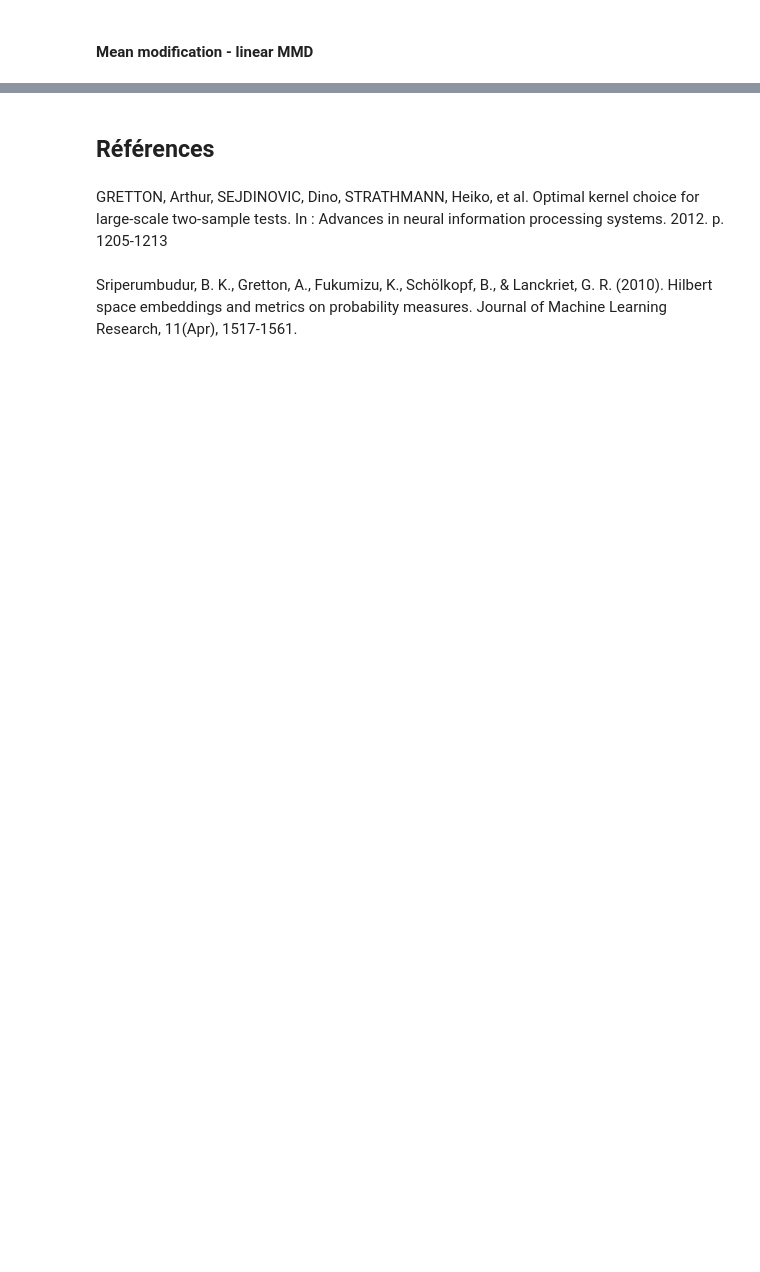
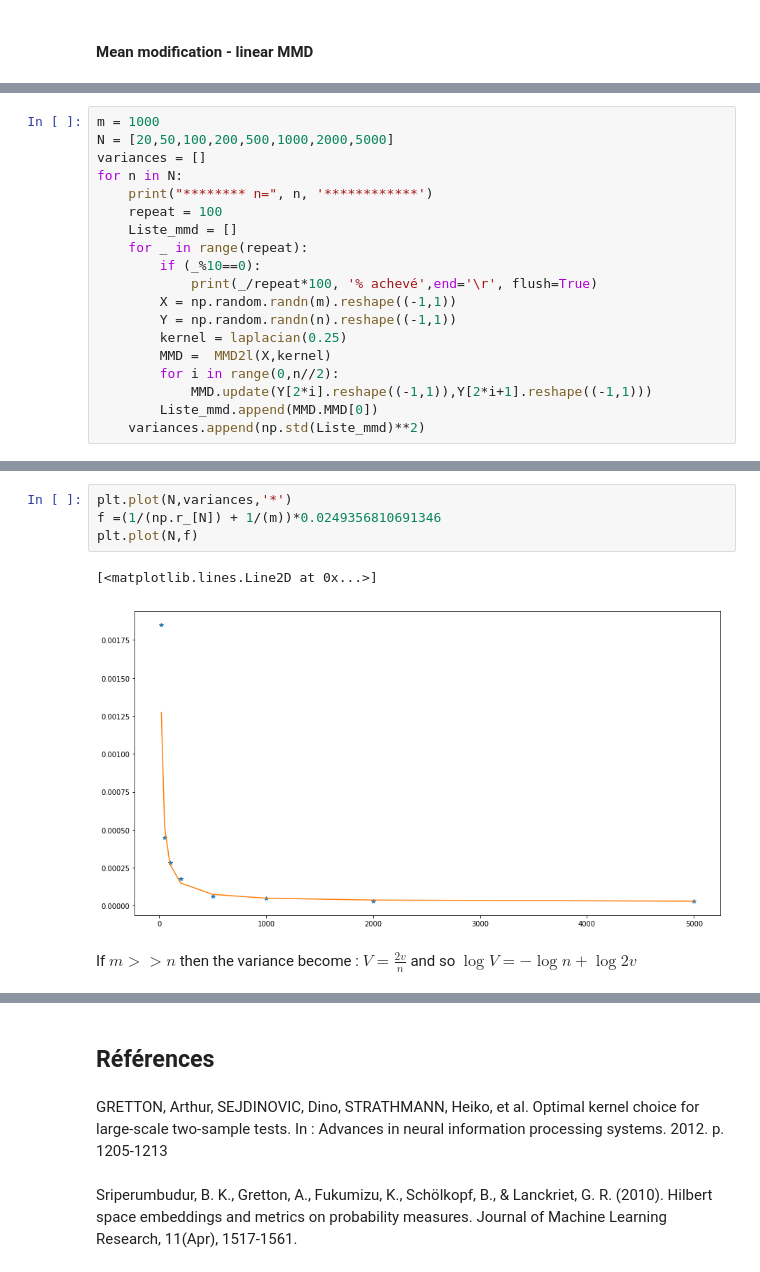
Before and after one commit to kronerte/Memoire, a Jupyter notebook: MMD for two sample test.ipynb, the cells around one changed output, grey strips where cells are left out. Drawn from its saved outputs; the diff is of its cells as text; blank space fills up the shorter version.

```diff
--- a/MMD for two sample test.ipynb
+++ b/MMD for two sample test.ipynb
@@ -493,0 +800,19 @@ $$
+# %%
+m = 1000
+N = [20,50,100,200,500,1000,2000,5000]
+variances = []
+for n in N:
+    print("******** n=", n, '************')
+    repeat = 100
+    Liste_mmd = []
+    for _ in range(repeat):
+        if (_%10==0):
+            print(_/repeat*100, '% achevé',end='\r', flush=True)
+        X = np.random.randn(m).reshape((-1,1))
+        Y = np.random.randn(n).reshape((-1,1))
+        kernel = laplacian(0.25)
+        MMD =  MMD2l(X,kernel)
+        for i in range(0,n//2):
+            MMD.update(Y[2*i].reshape((-1,1)),Y[2*i+1].reshape((-1,1)))
+        Liste_mmd.append(MMD.MMD[0])
+    variances.append(np.std(Liste_mmd)**2)
@@ -493,0 +829,9 @@ $$
+# %%
+plt.plot(N,variances,'*')
+f =(1/(np.r_[N]) + 1/(m))*0.0249356810691346
+plt.plot(N,f)
+# %% [output]
+[<matplotlib.lines.Line2D at 0x...>]
+[figure, added]
+# %% [markdown]
+If $m>>n$ then the variance become : $V = \frac{2v}{n}$ and so $\log{V} = -\log{n} + \log{2v}$
```
Also changed, not shown: parts of 104 cells of this notebook, 7 other files.
